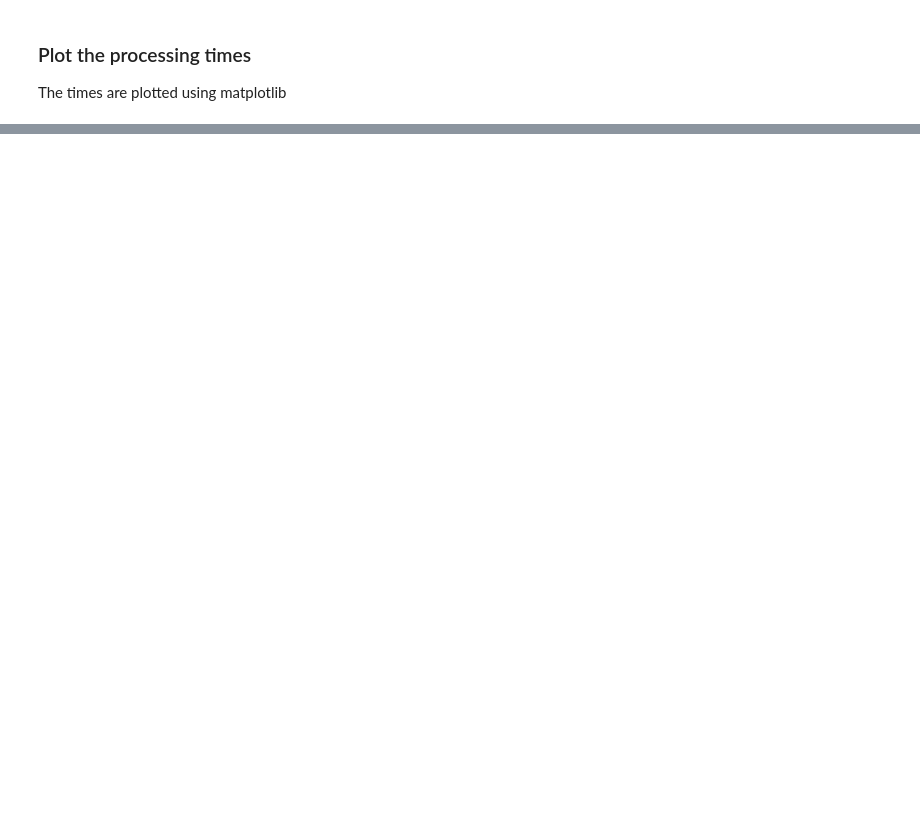
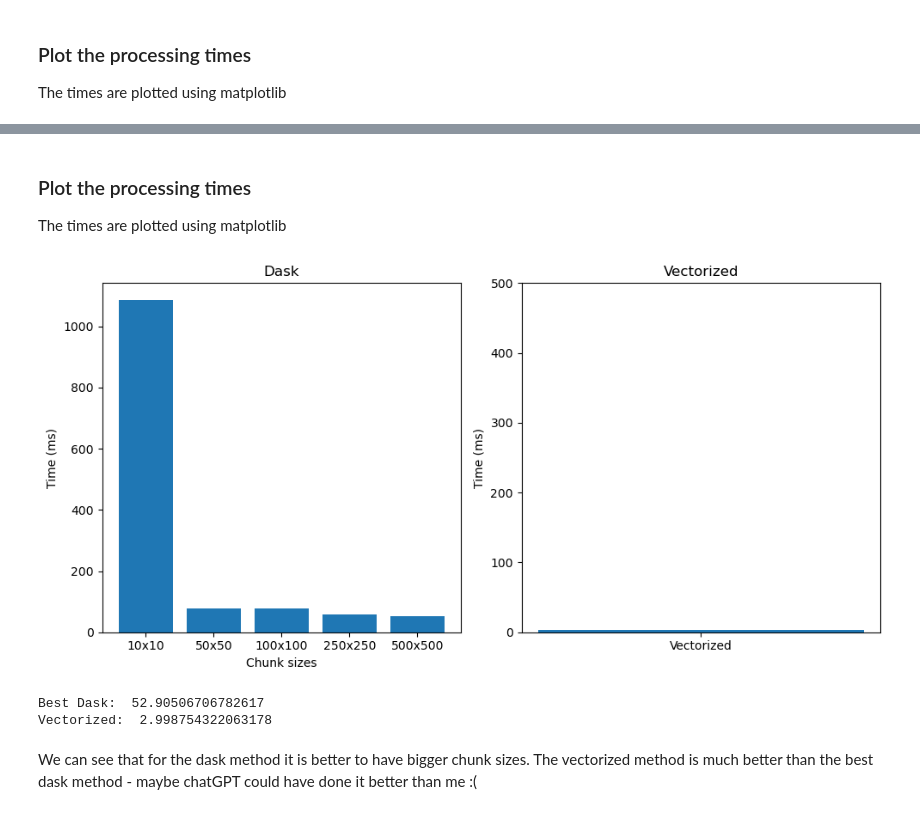
Before and after one commit to vmatth/Mandelbrot-Miniproject, a Jupyter notebook: Mandelbrot.ipynb, the cells around one changed output, grey strips where cells are left out. Drawn from its saved outputs; the diff is of its cells as text; code cells hidden in the pictures; blank space fills up the shorter version.

Commit message:
Finished miniproject, with a suboptimal implementation of dask

```diff
--- a/Mandelbrot.ipynb
+++ b/Mandelbrot.ipynb
@@ -226,17 +170,0 @@ Timeit to measure the time for the dask implementation
-# %%
-#Generate the C matrix and convert it to a dask array
-C = generate_complex_c(pim, pre, dtypes[0])
-C_dask = desk.from_array(C, chunks='auto')
-
-P = 8
-chunk_size = (10, 10)
-
-dask_result = timeit.Timer(lambda: naive_with_dask(C, P, chunk_size)).timeit(5) #Calculate the time for the vectorized implementation
-print("Res: ", dask_result)
-# %%
-M = data
-
-ploterino.imshow(M, cmap='bone', extent=(-2, 1, -1.5, 1.5))
-ploterino.rcParams["figure.figsize"] = [20, 20]
-ploterino.rcParams["figure.dpi"] = 100
-ploterino.show()
@@ -244,0 +213,31 @@ ploterino.show()
+# %% [markdown]
+### Plot the processing times
+
+The times are plotted using matplotlib
+# %%
+fig = ploterino.figure(figsize=(10, 5))
+ax = fig.subplots(1, 2)
+
+ax[0].bar(['10x10', '50x50', '100x100', '250x250', '500x500'], dask_results)
+ax[0].set_title('Dask')
+ax[0].set_ylabel('Time (ms)')
+ax[0].set_xlabel('Chunk sizes')
+
+ax[1].bar(['Vectorized'], min(vectorized_results))
+ax[1].set_title('Vectorized')
+ax[1].set_ylabel('Time (ms)')
+ax[1].set_ylim(0, 500)
+
+fig.tight_layout()
+
+ploterino.show()
+
+print("Best Dask: ", min(dask_results))
+print("Vectorized: ", min(vectorized_results))
+# %% [output]
+[figure, added]
+Best Dask:  52.90506706782617
+Vectorized:  2.998754322063178
+# %% [markdown]
+We can see that for the dask method it is better to have bigger chunk sizes.
+The vectorized method is much better than the best dask method - maybe chatGPT could have done it better than me :(
```
Also changed, not shown: parts of 14 cells of this notebook.
